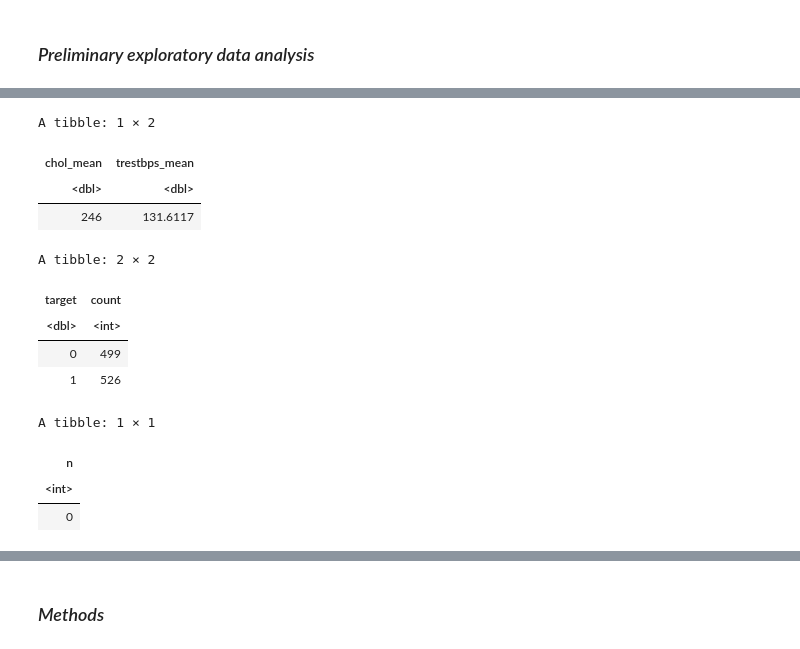
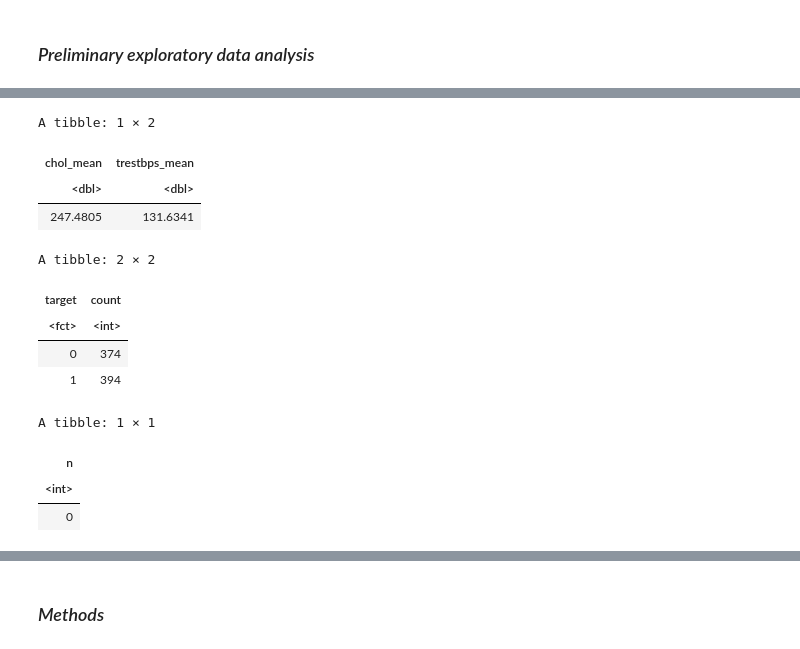
Before and after one commit to jenpari3/Audit_Group_Proposal, a Jupyter notebook: Heart_Group_Proposal.ipynb, the cells around one changed output, grey strips where cells are left out. Drawn from its saved outputs; the diff is of its cells as text; code cells hidden in the pictures.

Commit message:
initial analysis

```diff
--- a/Heart_Group_Proposal.ipynb
+++ b/Heart_Group_Proposal.ipynb
@@ -32,6 +32,7 @@ options(repr.matrix.max.rows = 6)
 # %%
 set.seed(3456)
-heart_data <- read_csv("data/heart.csv")
+heart_data <- read_csv("data/heart.csv") |>
+    mutate(target = as_factor(target))
 heart_data
 # %% [output]
 Rows: 1025 Columns: 14
@@ -91,5 +76,7 @@ A tibble: 1025 × 5
 ### *Preliminary exploratory data analysis*
 # %%
 #training data
-heart_data_split <- initial_split(heart_data, prop = 0.75, strata = target)
+heart_data_split <- initial_split(heart_data_selected, prop = 0.75, strata = target)
+heart_data_training <- training(heart_data_split)
+heart_data_training
 # %% [output]
@@ -98,29 +93,29 @@ heart_data_split <- initial_split(heart_data, prop = 0.75, strata = target)
 # %%
 # mean of selected predictors
-heart_data_mean <- summarize(heart_data_selected,
+heart_data_mean <- summarize(heart_data_training,
                              chol_mean = mean(chol),
                              trestbps_mean = mean(trestbps))
 heart_data_mean
 
 # number of observations for each class
-heart_data_observations <- group_by(heart_data_selected, target) |>
+heart_data_observations <- group_by(heart_data_training, target) |>
     summarize(count = n())
 heart_data_observations
 
 # rows with missing data
-heart_data_missing <- filter(heart_data_selected, trestbps == NA, chol == NA, target == NA) |>
+heart_data_missing <- filter(heart_data_training, trestbps == NA, chol == NA, target == NA) |>
     count()
 heart_data_missing
 # %% [output]
 A tibble: 1 × 2
 | chol_mean | trestbps_mean |
 | <dbl> | <dbl> |
-| 246 | 131.6117 |
+| 247.4805 | 131.6341 |
 A tibble: 2 × 2
 | target | count |
-| <dbl> | <int> |
-| 0 | 499 |
-| 1 | 526 |
+| <fct> | <int> |
+| 0 | 374 |
+| 1 | 394 |
 A tibble: 1 × 1
 | n |
 | <int> |
```
Also changed, not shown: parts of 10 cells of this notebook.
